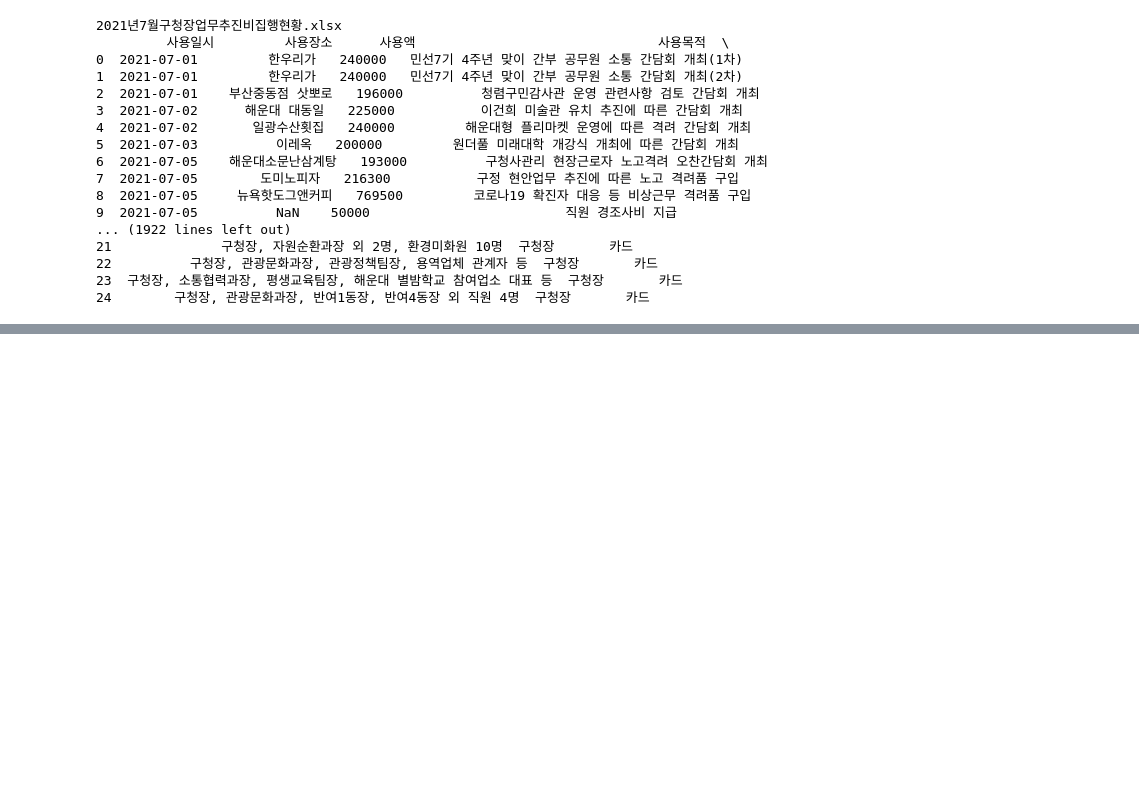
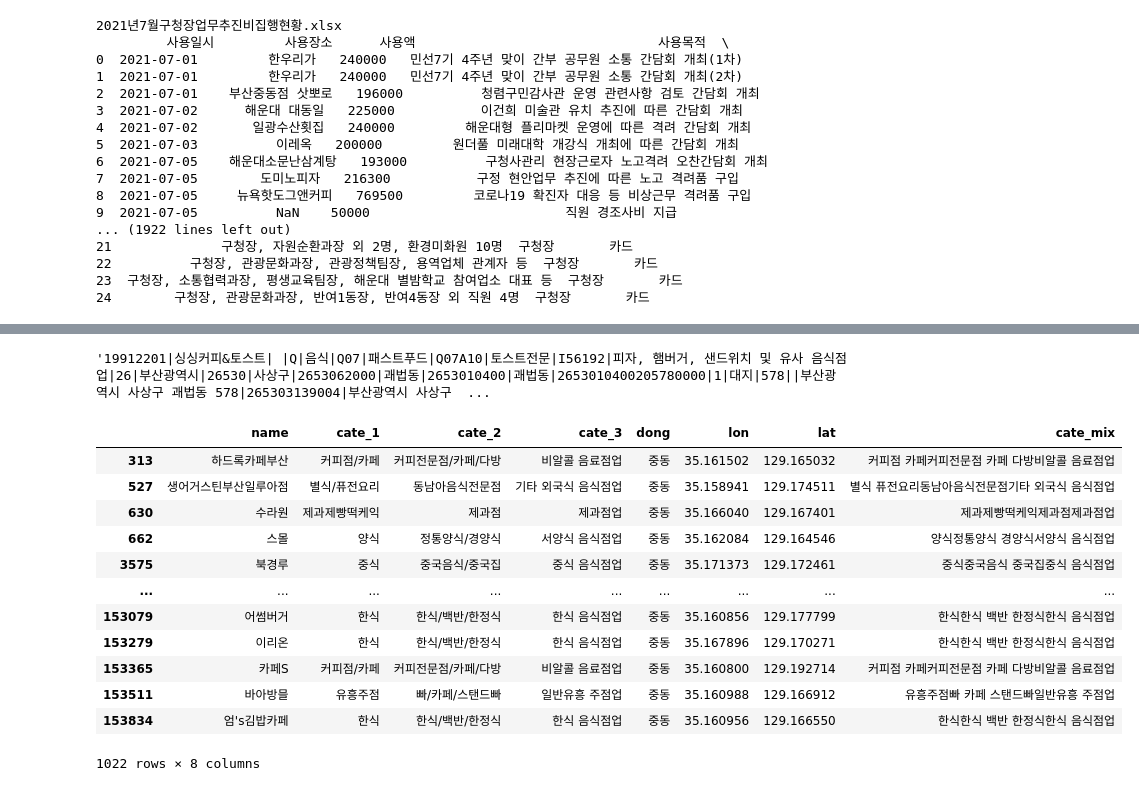
Before and after one commit to Huiseop123/AI_Section3_Project, a Jupyter notebook: main.ipynb, the cells around one changed output, grey strips where cells are left out. Drawn from its saved outputs; the diff is of its cells as text; code cells hidden in the pictures; blank space fills up the shorter version.

```diff
--- a/main.ipynb
+++ b/main.ipynb
@@ -119,0 +216,10 @@ df
+# %%
+# 음식점 데이터
+odf = odf.loc[odf['상권업종대분류명'] == '음식']
+odf = odf.loc[(odf['시군구명'] == '해운대구')]
+
+# 필요한 컬럼만
+odf = odf[['상호명', '상권업종중분류명', '상권업종소분류명', '표준산업분류명', '법정동명', '위도', '경도']]
+
+# 좌동 | 중동 | 우동
+odf = odf.loc[(odf['법정동명'] == '중동')]
@@ -119,0 +242,14 @@ df
+# %%
+# 칼럼명 단순화
+
+odf.columns = ['name',  # 상호명
+              'cate_1',  # 상권업종중분류명
+              'cate_2',  # 상권업종소분류명
+              'cate_3',  # 표준산업분류명
+              'dong',  # 행정동명
+              'lon',  # 위도
+              'lat'  # 경도
+              ]
+# %%
+odf['cate_mix'] = odf['cate_1'] + odf['cate_2'] +  odf['cate_3']
+odf['cate_mix'] = odf['cate_mix'].str.replace("/", " ")
@@ -119,0 +296,3 @@ df
+# %%
+odf = odf.fillna('종합부페')
+odf.isnull().sum()
@@ -119,0 +332,24 @@ df
+# %%
+len(['상가업소번호', '상호명','지점명','상권업종대분류코드', '상권업종대분류명', '상권업종중분류코드', '상권업종중분류명', '상권업종소분류코드',
+	'상권업종소분류명',	'표준산업분류코드',	'표준산업분류명','시도코드', 	'시도명',	'시군구코드',	'시군구명',	'행정동코드',	'행정동명',	'법정동코드',
+    '법정동명',	'지번코드',	'대지구분코드',	'대지구분명',	'지번본번지',	'지번부번지',	'지번주소',	'도로명코드',	'도로명',	'건물본번지',
+    '건물부번지',	',건물관리번호',	'건물명',	'도로명주소',	'구우편번호',	'신우편번호',	'동정보',	'층정보',	'호정보',	'경도',	 '위도'])
+'19912201|싱싱커피&토스트| |Q|음식|Q07|패스트푸드|Q07A10|토스트전문|I56192|피자, 햄버거, 샌드위치 및 유사 음식점업|26|부산광역시|26530|사상구|2653062000|괘법동|2653010400|괘법동|2653010400205780000|1|대지|578||부산광역시 사상구 괘법동 578|265303139004|부산광역시 사상구 괘감로|37||2653010400105780000002037|산업용품유통상가|부산광역시 사상구 괘감로 37|617726|46977||1|26|128.980455279266|35.1597741758499|2021-01-07 12:03:03'
+# %% [output]
+'19912201|싱싱커피&토스트| |Q|음식|Q07|패스트푸드|Q07A10|토스트전문|I56192|피자, 햄버거, 샌드위치 및 유사 음식점업|26|부산광역시|26530|사상구|2653062000|괘법동|2653010400|괘법동|2653010400205780000|1|대지|578||부산광역시 사상구 괘법동 578|265303139004|부산광역시 사상구  ...
+# %%
+odf
+# %% [output]
+|  | name | cate_1 | cate_2 | cate_3 | dong | lon | lat | cate_mix |
+| 313 | 하드록카페부산 | 커피점/카페 | 커피전문점/카페/다방 | 비알콜 음료점업 | 중동 | 35.161502 | 129.165032 | 커피점 카페커피전문점 카페 다방비알콜 음료점업 |
+| 527 | 생어거스틴부산일루아점 | 별식/퓨전요리 | 동남아음식전문점 | 기타 외국식 음식점업 | 중동 | 35.158941 | 129.174511 | 별식 퓨전요리동남아음식전문점기타 외국식 음식점업 |
+| 630 | 수라원 | 제과제빵떡케익 | 제과점 | 제과점업 | 중동 | 35.166040 | 129.167401 | 제과제빵떡케익제과점제과점업 |
+| 662 | 스몰 | 양식 | 정통양식/경양식 | 서양식 음식점업 | 중동 | 35.162084 | 129.164546 | 양식정통양식 경양식서양식 음식점업 |
+| 3575 | 북경루 | 중식 | 중국음식/중국집 | 중식 음식점업 | 중동 | 35.171373 | 129.172461 | 중식중국음식 중국집중식 음식점업 |
+| ... | ... | ... | ... | ... | ... | ... | ... | ... |
+| 153079 | 어썸버거 | 한식 | 한식/백반/한정식 | 한식 음식점업 | 중동 | 35.160856 | 129.177799 | 한식한식 백반 한정식한식 음식점업 |
+| 153279 | 이리온 | 한식 | 한식/백반/한정식 | 한식 음식점업 | 중동 | 35.167896 | 129.170271 | 한식한식 백반 한정식한식 음식점업 |
+| 153365 | 카페S | 커피점/카페 | 커피전문점/카페/다방 | 비알콜 음료점업 | 중동 | 35.160800 | 129.192714 | 커피점 카페커피전문점 카페 다방비알콜 음료점업 |
+| 153511 | 바아방믈 | 유흥주점 | 빠/카페/스탠드빠 | 일반유흥 주점업 | 중동 | 35.160988 | 129.166912 | 유흥주점빠 카페 스탠드빠일반유흥 주점업 |
+| 153834 | 엄's김밥카페 | 한식 | 한식/백반/한정식 | 한식 음식점업 | 중동 | 35.160956 | 129.166550 | 한식한식 백반 한정식한식 음식점업 |
+1022 rows × 8 columns
```
Also changed, not shown: parts of 27 cells of this notebook, 4 other files.
